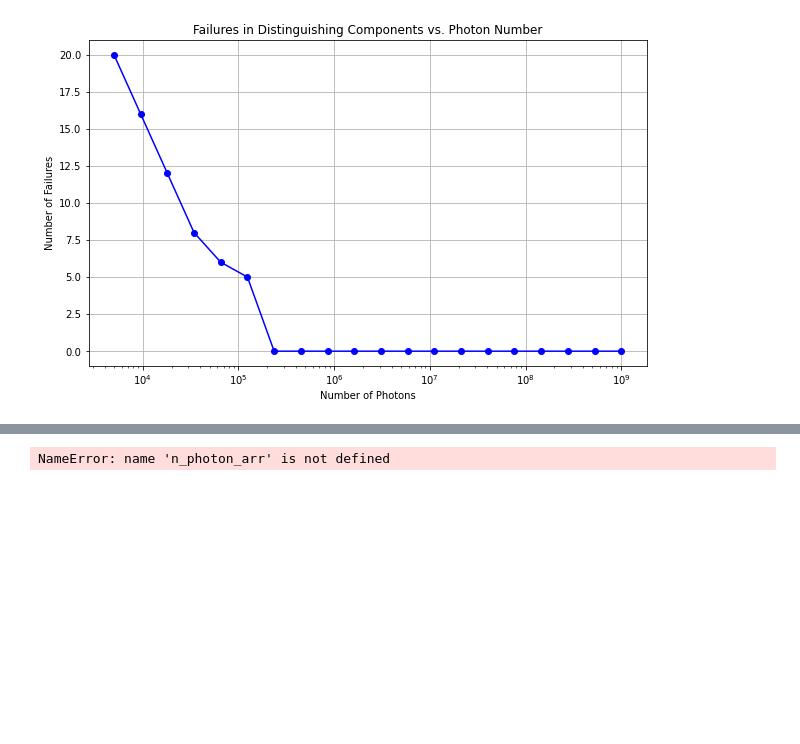
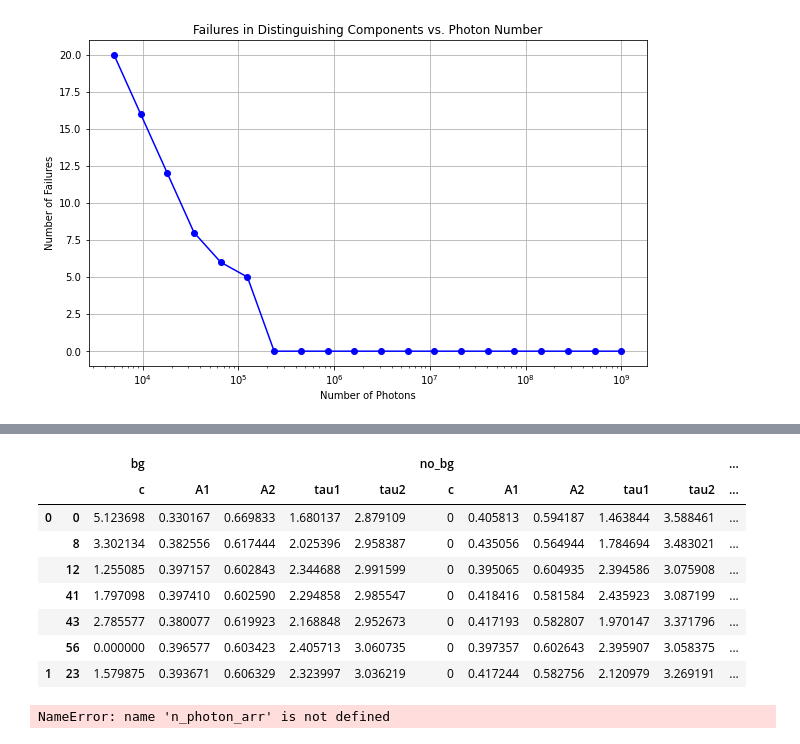
Before and after one commit to ngcnpeter/Y3_Group_Project_2B, a Jupyter notebook: TCSPC-simulation/MLE (7).ipynb, the cells around one changed output, grey strips where cells are left out. Drawn from its saved outputs; the diff is of its cells as text; code cells hidden in the pictures; blank space fills up the shorter version.

```diff
--- a/TCSPC-simulation/MLE (7).ipynb
+++ b/TCSPC-simulation/MLE (7).ipynb
@@ -502,0 +524,12 @@ plt.show()
+# %%
+mle_val_df.iloc[np.where(mle_val_df.bg.A2>0.6)]
+# %% [output]
+|  |  | bg |  |  |  |  | no_bg |  |  |  |  | ... |
+|  |  | c | A1 | A2 | tau1 | tau2 | c | A1 | A2 | tau1 | tau2 | ... |
+| 0 | 0 | 5.123698 | 0.330167 | 0.669833 | 1.680137 | 2.879109 | 0 | 0.405813 | 0.594187 | 1.463844 | 3.588461 | ... |
+|  | 8 | 3.302134 | 0.382556 | 0.617444 | 2.025396 | 2.958387 | 0 | 0.435056 | 0.564944 | 1.784694 | 3.483021 | ... |
+|  | 12 | 1.255085 | 0.397157 | 0.602843 | 2.344688 | 2.991599 | 0 | 0.395065 | 0.604935 | 2.394586 | 3.075908 | ... |
+|  | 41 | 1.797098 | 0.397410 | 0.602590 | 2.294858 | 2.985547 | 0 | 0.418416 | 0.581584 | 2.435923 | 3.087199 | ... |
+|  | 43 | 2.785577 | 0.380077 | 0.619923 | 2.168848 | 2.952673 | 0 | 0.417193 | 0.582807 | 1.970147 | 3.371796 | ... |
+|  | 56 | 0.000000 | 0.396577 | 0.603423 | 2.405713 | 3.060735 | 0 | 0.397357 | 0.602643 | 2.395907 | 3.058375 | ... |
+| 1 | 23 | 1.579875 | 0.393671 | 0.606329 | 2.323997 | 3.036219 | 0 | 0.417244 | 0.582756 | 2.120979 | 3.269191 | ... |
```
Also changed, not shown: parts of 3 cells of this notebook.
